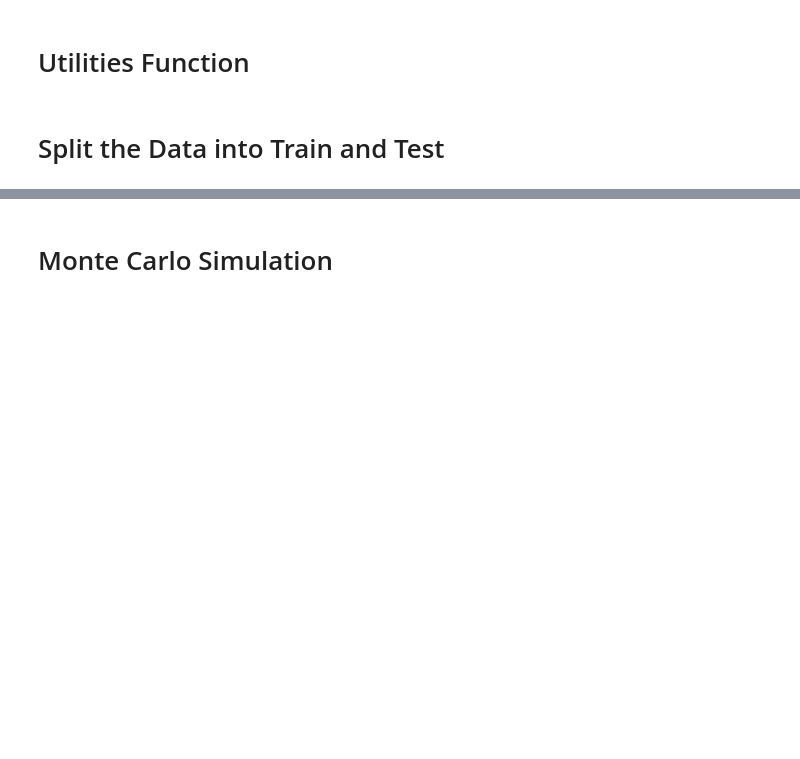
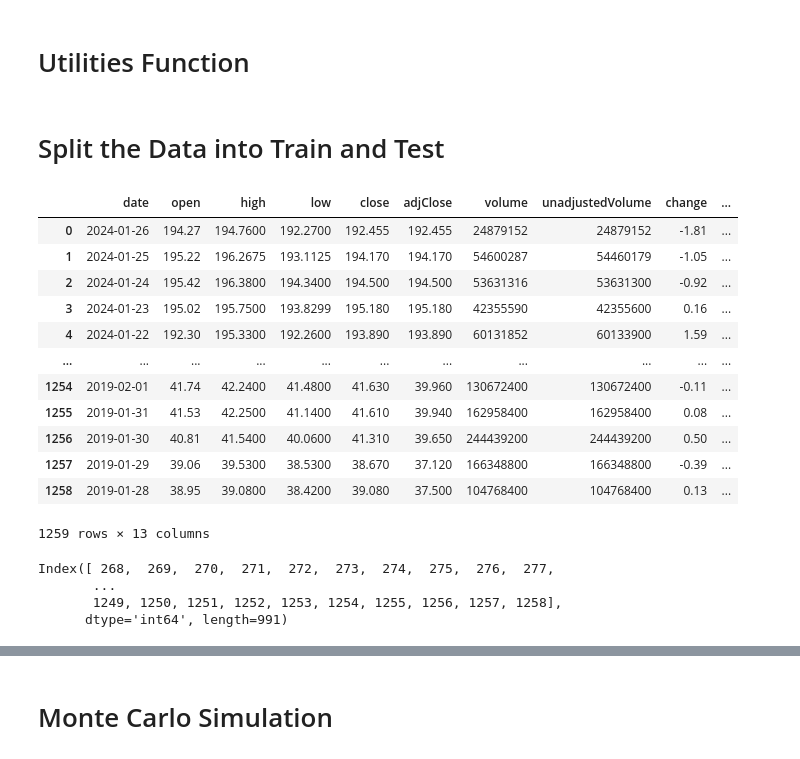
Before and after one commit to AlgoETS/MarkokChainMonteCarlo, a Jupyter notebook: backtest.ipynb, the cells around one changed output, grey strips where cells are left out. Drawn from its saved outputs; the diff is of its cells as text; code cells hidden in the pictures; blank space fills up the shorter version.

```diff
--- a/backtest.ipynb
+++ b/backtest.ipynb
@@ -60,4 +58,10 @@ def make_api_request(api_endpoint, params):
             return response.json()
         print("Error: Failed to retrieve data from API")
         return None
+# %%
+BASE_URL_FMP = "https://financialmodelingprep.com/api/v3"
+BASE_URL_BINANCE = "https://fapi.binance.com/fapi/v1/"
+
+FMP_API_KEY = "17c09553207c6d6e7bab10003e604aa8"
+BINANCE_API_KEY = ""
 # %%
@@ -171,0 +158,29 @@ else:
+# %%
+stock_symbol = "AAPL"
+stock_prices = get_historical_price_full_stock(stock_symbol)
+
+data = pd.DataFrame(stock_prices['historical'])
+# %%
+data
+# %% [output]
+|  | date | open | high | low | close | adjClose | volume | unadjustedVolume | change | ... |
+| 0 | 2024-01-26 | 194.27 | 194.7600 | 192.2700 | 192.455 | 192.455 | 24879152 | 24879152 | -1.81 | ... |
+| 1 | 2024-01-25 | 195.22 | 196.2675 | 193.1125 | 194.170 | 194.170 | 54600287 | 54460179 | -1.05 | ... |
+| 2 | 2024-01-24 | 195.42 | 196.3800 | 194.3400 | 194.500 | 194.500 | 53631316 | 53631300 | -0.92 | ... |
+| 3 | 2024-01-23 | 195.02 | 195.7500 | 193.8299 | 195.180 | 195.180 | 42355590 | 42355600 | 0.16 | ... |
+| 4 | 2024-01-22 | 192.30 | 195.3300 | 192.2600 | 193.890 | 193.890 | 60131852 | 60133900 | 1.59 | ... |
+| ... | ... | ... | ... | ... | ... | ... | ... | ... | ... | ... |
+| 1254 | 2019-02-01 | 41.74 | 42.2400 | 41.4800 | 41.630 | 39.960 | 130672400 | 130672400 | -0.11 | ... |
+| 1255 | 2019-01-31 | 41.53 | 42.2500 | 41.1400 | 41.610 | 39.940 | 162958400 | 162958400 | 0.08 | ... |
+| 1256 | 2019-01-30 | 40.81 | 41.5400 | 40.0600 | 41.310 | 39.650 | 244439200 | 244439200 | 0.50 | ... |
+| 1257 | 2019-01-29 | 39.06 | 39.5300 | 38.5300 | 38.670 | 37.120 | 166348800 | 166348800 | -0.39 | ... |
+| 1258 | 2019-01-28 | 38.95 | 39.0800 | 38.4200 | 39.080 | 37.500 | 104768400 | 104768400 | 0.13 | ... |
+1259 rows × 13 columns
+# %%
+january_2023_index = data[(data['date'] < '2023-01-01')].index
+january_2023_index
+# %% [output]
+Index([ 268,  269,  270,  271,  272,  273,  274,  275,  276,  277,
+       ...
+       1249, 1250, 1251, 1252, 1253, 1254, 1255, 1256, 1257, 1258],
+      dtype='int64', length=991)
```
Also changed, not shown: parts of 18 cells of this notebook, 2 other files.
